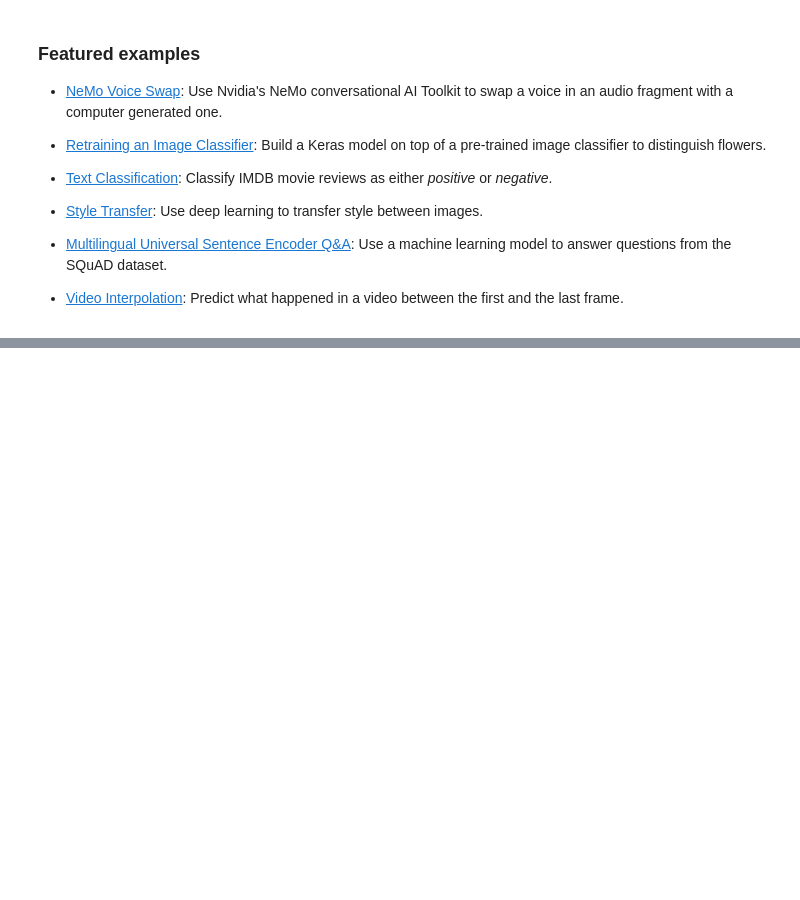
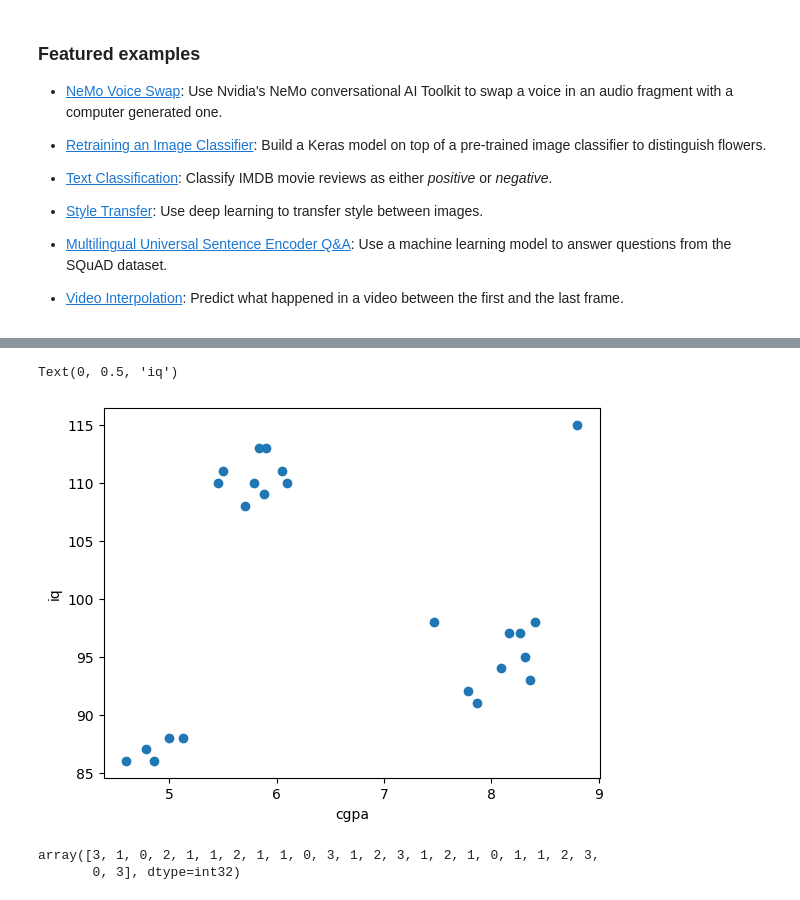
Before and after one commit to aminabas/Amnaa, a Jupyter notebook: Welcome_To_Colaboratory.ipynb, the cells around one changed output, grey strips where cells are left out. Saved outputs shown, nothing was run; the diff lists cells and outputs as text; code cells hidden in the pictures; blank space fills up the shorter version.

```diff
--- a/Welcome_To_Colaboratory.ipynb
+++ b/Welcome_To_Colaboratory.ipynb
@@ -211,0 +179,3 @@ These are a few of the notebooks from Google's online Machine Learning course. S
+# %%
+df=pd.read_csv("Clustering.csv")
+df.head()
@@ -211,0 +189,14 @@ These are a few of the notebooks from Google's online Machine Learning course. S
+# %%
+plt.scatter(df.cgpa,df['iq'])
+plt.xlabel('cgpa')
+plt.ylabel('iq')
+# %% [output]
+Text(0, 0.5, 'iq')
+[figure, added]
+# %%
+km=KMeans(n_clusters=4)
+y_predicated=km.fit_predict(df[['cgpa','iq']])
+y_predicated
+# %% [output]
+array([3, 1, 0, 2, 1, 1, 2, 1, 1, 0, 3, 1, 2, 3, 1, 2, 1, 0, 1, 1, 2, 3,
+       0, 3], dtype=int32)
```
Also changed, not shown: parts of 10 cells of this notebook.
